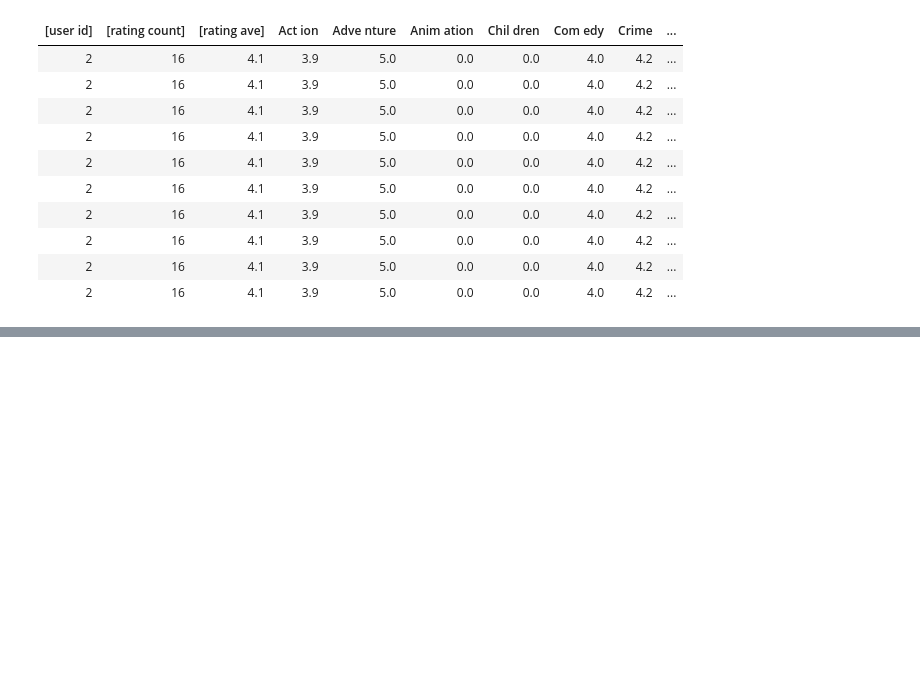
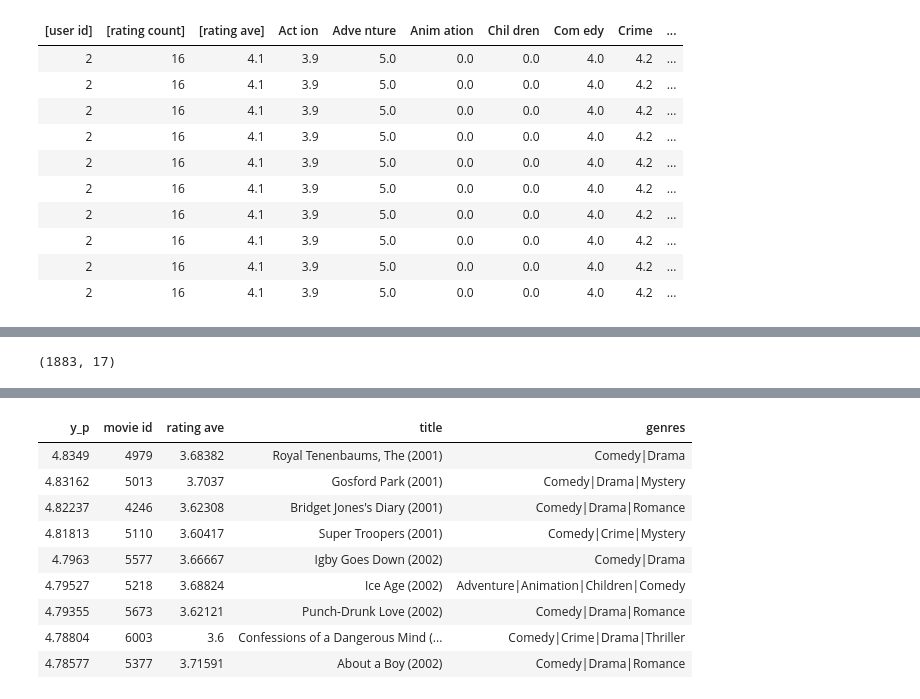
Before and after one commit to SYYoung/Machine-Learning-Specialization-Coursera, a Jupyter notebook: C3 - Unsupervised Learning, Recommenders, Reinforcement Learning/week2/C3W2/C3W2A2/hw2.ipynb, the cells around one changed output, grey strips where cells are left out. Saved outputs shown, nothing was run; the diff lists cells and outputs as text; code cells hidden in the pictures; blank space fills up the shorter version.

```diff
--- a/C3 - Unsupervised Learning, Recommenders, Reinforcement Learning/week2/C3W2/C3W2A2/hw2.ipynb
+++ b/C3 - Unsupervised Learning, Recommenders, Reinforcement Learning/week2/C3W2/C3W2A2/hw2.ipynb
@@ -48,0 +194,36 @@ len(user_train[:,0]==2)
+# %%
+new_user_id = 5000
+new_rating_ave = 1.0
+new_action = 1.0
+new_adventure = 1
+new_animation = 1
+new_childrens = 1
+new_comedy = 5
+new_crime = 1
+new_documentary = 1
+new_drama = 1
+new_fantasy = 1
+new_horror = 1
+new_mystery = 1
+new_romance = 5
+new_scifi = 5
+new_thriller = 1
+new_rating_count = 3
+
+user_vec = np.array([[new_user_id, new_rating_count, new_rating_ave,
+                      new_action, new_adventure, new_animation, new_childrens,
+                      new_comedy, new_crime, new_documentary,
+                      new_drama, new_fantasy, new_horror, new_mystery,
+                      new_romance, new_scifi, new_thriller]])
+# %%
+item_vecs.shape
+# %% [output]
+(1883, 17)
+# %%
+user_vecs = gen_user_vecs(user_vec, len(item_vecs))
+sorted_index, sorted_ypu, sorted_items, sorted_user = predict_uservec(user_vecs,
+                                        item_vecs, model, u_s, i_s, scaler,
+                                        scalerUser, scalerItem, scaledata=scaledata)
+print_pred_movies(sorted_ypu, sorted_user, sorted_items, movie_dict,
+                 maxcount=10)
+# %% [output]
@@ -48,0 +232,10 @@ len(user_train[:,0]==2)
+| y_p | movie id | rating ave | title | genres |
+| 4.8349 | 4979 | 3.68382 | Royal Tenenbaums, The (2001) | Comedy|Drama |
+| 4.83162 | 5013 | 3.7037 | Gosford Park (2001) | Comedy|Drama|Mystery |
+| 4.82237 | 4246 | 3.62308 | Bridget Jones's Diary (2001) | Comedy|Drama|Romance |
+| 4.81813 | 5110 | 3.60417 | Super Troopers (2001) | Comedy|Crime|Mystery |
+| 4.7963 | 5577 | 3.66667 | Igby Goes Down (2002) | Comedy|Drama |
+| 4.79527 | 5218 | 3.68824 | Ice Age (2002) | Adventure|Animation|Children|Comedy |
+| 4.79355 | 5673 | 3.62121 | Punch-Drunk Love (2002) | Comedy|Drama|Romance |
+| 4.78804 | 6003 | 3.6 | Confessions of a Dangerous Mind (... | Comedy|Crime|Drama|Thriller |
+| 4.78577 | 5377 | 3.71591 | About a Boy (2002) | Comedy|Drama|Romance |
```
Also changed, not shown: parts of 19 cells of this notebook, 4 other files.
